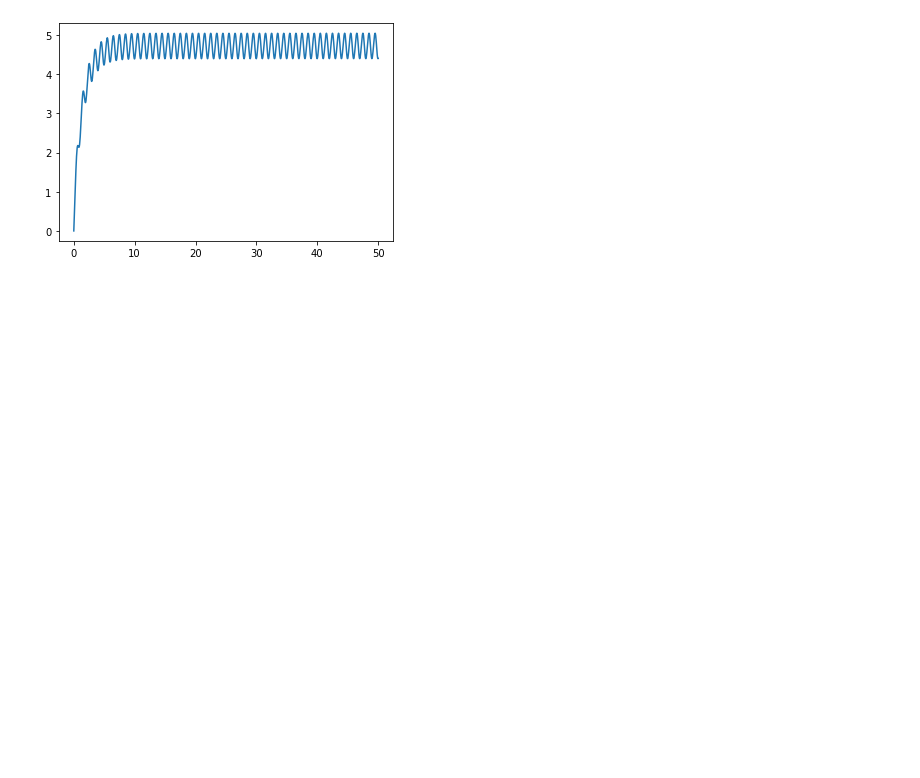
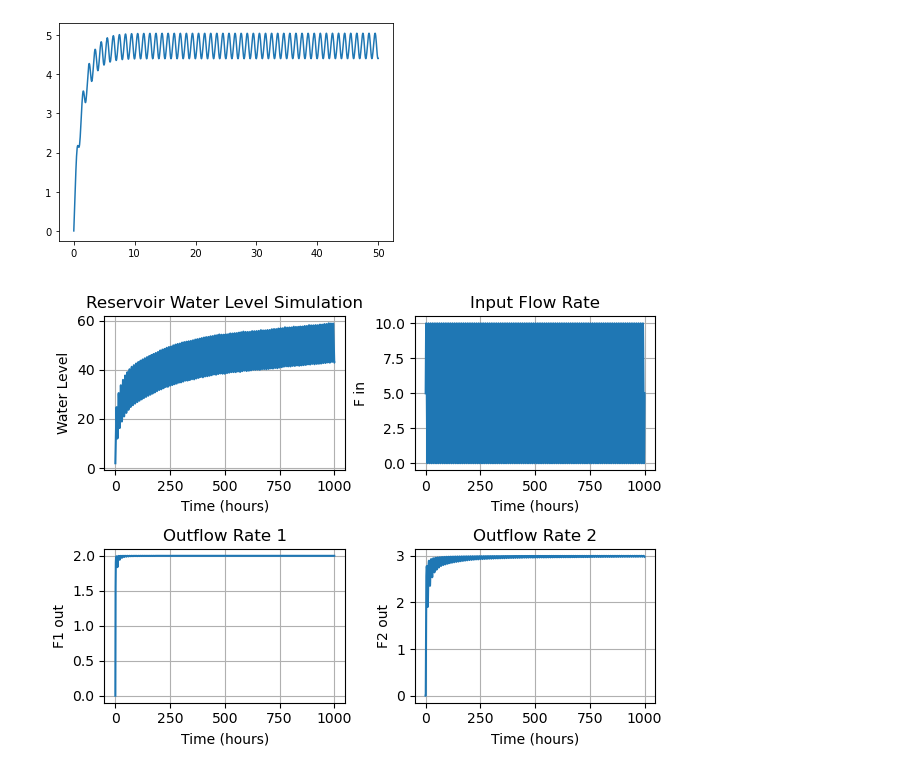
Before and after one commit to orlandomarcelo/DREAM_repo, a Jupyter notebook: simu_ECS.ipynb, the cells around one changed output. Cells and saved outputs as stored; diff of their text form; code cells hidden in the pictures; blank space fills up the shorter version.

```diff
--- a/simu_ECS.ipynb
+++ b/simu_ECS.ipynb
@@ -43,3 +43,102 @@ plt.plot(time, solution)
 # %% [output]
 [<matplotlib.lines.Line2D at 0x...>]
 [figure]
+# %%
+import numpy as np
+from scipy.integrate import solve_ivp
+import matplotlib.pyplot as plt
+%matplotlib widget
+import sys
+import os
+
+
+module_path = os.path.abspath(os.path.join('..'))
+if module_path not in sys.path:
+    sys.path.append(module_path)
+
+import tools
+import math_functions as mf
+
+def F1_out(y, y_1, y_1_sat, F1_sat):
+    if y < y_1:
+        return 0
+    else:
+        return mf.exp_saturation(y - y_1, F1_sat, y_1_sat, 0)
+
+def F2_out(y, y_2, y_2_sat, F2_sat):
+    if y < y_2:
+        return 0
+    else:
+        return mf.exp_saturation(y - y_2, F2_sat, y_2_sat, 0)
+
+def inflow_rate(t, amplitude, frequency, offset):
+    return offset + amplitude * np.sin(2 * np.pi * frequency * t)
+
+def reservoir_ode(t, y, amplitude, frequency, offset, y_1, y_1_sat, F1_sat, y_2, y_2_sat, F2_sat):
+    inflow = inflow_rate(t, amplitude, frequency, offset)
+    outflow = F1_out(y, y_1, y_1_sat, F1_sat) + F2_out(y, y_2, y_2_sat, F2_sat)
+    return inflow - outflow
+
+def simulate_reservoir(amplitude, frequency, offset, y_1, y_1_sat, F1_sat, y_2, y_2_sat, F2_sat, initial_level, total_time, num_time_points):
+    time_span = (0, total_time)
+    time_points = np.linspace(*time_span, num_time_points)
+    y0 = [initial_level]
+
+    solution = solve_ivp(reservoir_ode, time_span, y0, t_eval=time_points, args=(amplitude, frequency, offset, y_1, y_1_sat, F1_sat, y_2, y_2_sat, F2_sat))
+    return solution.t, solution.y[0]
+
+if __name__ == "__main__":
+    amplitude = 5     # Amplitude of the sinusoidal inflow
+    offset = 5 # Offset of the sinusoidal inflow
+    frequency = 0.1    # Frequency of the sinusoidal inflow
+    y_1 = 2          # Parameter 'y_1' of the outflow function
+    y_1_sat = 4      # Parameter 'y_1_sat' of the outflow function
+    F1_sat = 2       # Parameter 'F1_sat' of the outflow function
+    y_2 = 4         # Parameter 'y_2' of the outflow function
+    y_2_sat = 8      # Parameter 'y_2_sat' of the outflow function
+    F2_sat = 3       # Parameter 'F2_sat' of the outflow function
+
+    initial_water_level = 2   # Initial water level in units
+    total_simulation_time = 1000   # Total time for simulation
+    num_time_points = 100000        # Number of time points for the simulation
+
+    time_points, water_levels = simulate_reservoir(amplitude, frequency, offset, y_1, y_1_sat, F1_sat, y_2,
+                                                   y_2_sat, F2_sat, initial_water_level, total_simulation_time, num_time_points)
+
+    # Create subplots and plot the results
+    fig, ax = plt.subplots(2,2)
+    ax = ax.flatten()
+    ax[0].plot(time_points, water_levels)
+    ax[0].set_xlabel("Time (hours)")
+    ax[0].set_ylabel("Water Level")
+    ax[0].set_title("Reservoir Water Level Simulation")
+    ax[0].grid(True)
+
+    ax[1].plot(time_points, inflow_rate(time_points, amplitude, frequency, offset))
+    ax[1].set_xlabel("Time (hours)")
+    ax[1].set_ylabel("F in")
+    ax[1].set_title("Input Flow Rate")
+    ax[1].grid(True)
+
+    F1_out_simu = np.zeros_like(water_levels)
+    F2_out_simu = np.zeros_like(water_levels)
+    for i in range(len(water_levels)):
+        F1_out_simu[i] = F1_out(water_levels[i], y_1, y_1_sat, F1_sat)
+        F2_out_simu[i] = F2_out(water_levels[i], y_2, y_2_sat, F2_sat)
+
+    ax[2].plot(time_points, F1_out_simu)
+    ax[2].set_xlabel("Time (hours)")
+    ax[2].set_ylabel("F1 out")
+    ax[2].set_title("Outflow Rate 1")
+    ax[2].grid(True)
+
+    ax[3].plot(time_points, F2_out_simu)
+    ax[3].set_xlabel("Time (hours)")
+    ax[3].set_ylabel("F2 out")
+    ax[3].set_title("Outflow Rate 2")
+    ax[3].grid(True)
+    fig.tight_layout()
+
+    plt.show()
+# %% [output]
+[figure, added]
```
Also changed, not shown: 7 other files.
